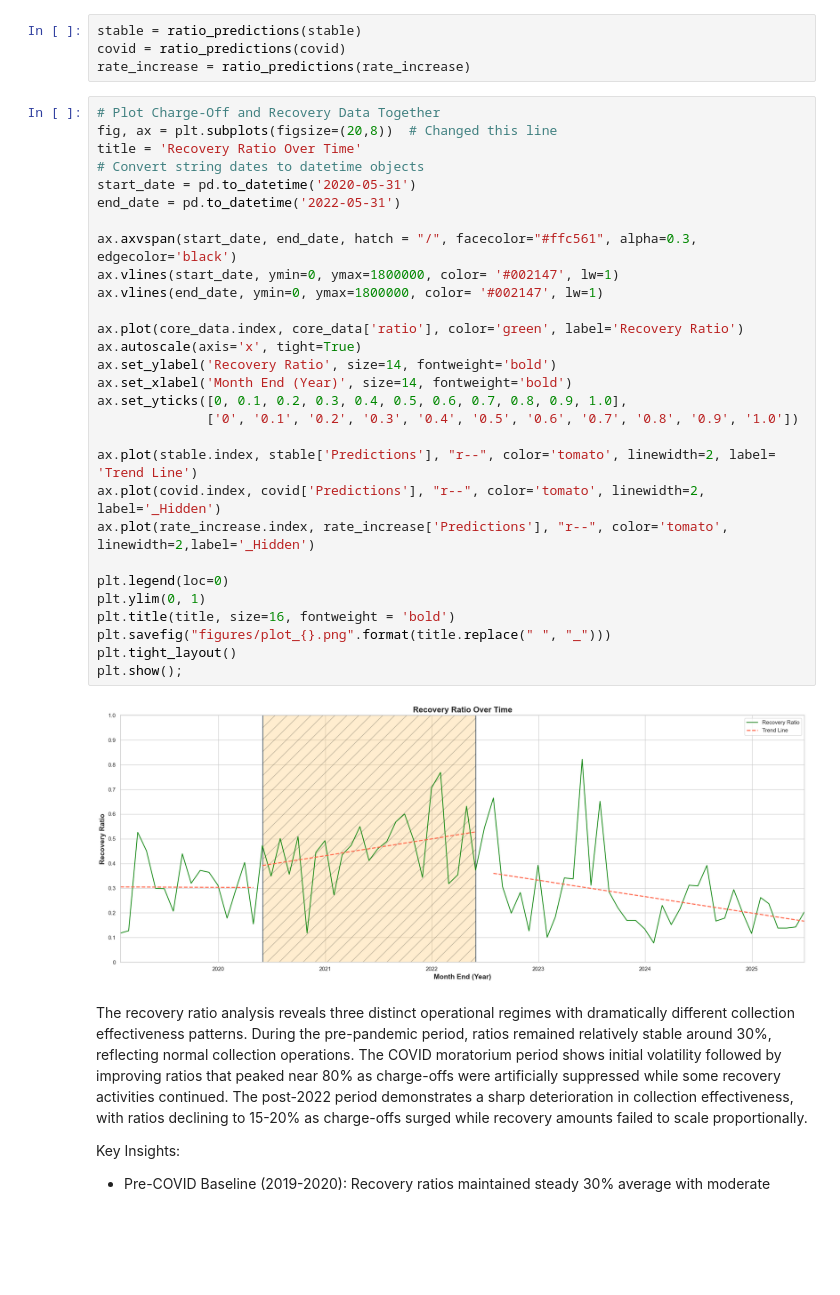
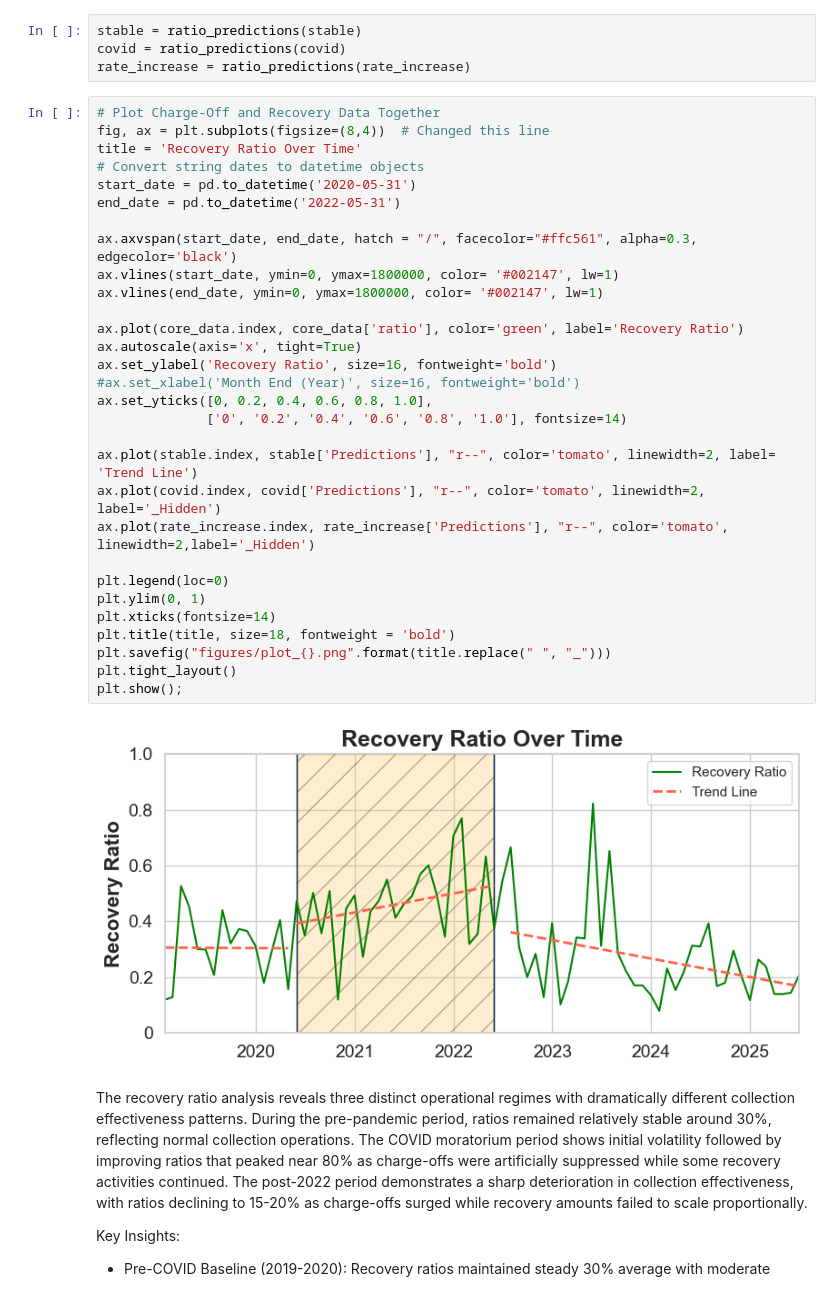
Before and after one commit to imoore99/TIME_SERIES_FORECASTING, a Jupyter notebook: TIME_SERIES_FORECASTING.ipynb, the cells around one changed output. Drawn from its saved outputs; the diff is of its cells as text; blank space fills up the shorter version.

```diff
--- a/TIME_SERIES_FORECASTING.ipynb
+++ b/TIME_SERIES_FORECASTING.ipynb
@@ -626,35 +626,36 @@ covid = ratio_predictions(covid)
 rate_increase = ratio_predictions(rate_increase)
 # %%
 # Plot Charge-Off and Recovery Data Together
-fig, ax = plt.subplots(figsize=(20,8))  # Changed this line
+fig, ax = plt.subplots(figsize=(8,4))  # Changed this line
 title = 'Recovery Ratio Over Time'
 # Convert string dates to datetime objects
 start_date = pd.to_datetime('2020-05-31')
 end_date = pd.to_datetime('2022-05-31')
 
 ax.axvspan(start_date, end_date, hatch = "/", facecolor="#ffc561", alpha=0.3, edgecolor='black')
 ax.vlines(start_date, ymin=0, ymax=1800000, color= '#002147', lw=1)
 ax.vlines(end_date, ymin=0, ymax=1800000, color= '#002147', lw=1)
 
 ax.plot(core_data.index, core_data['ratio'], color='green', label='Recovery Ratio')
 ax.autoscale(axis='x', tight=True)
-ax.set_ylabel('Recovery Ratio', size=14, fontweight='bold')
-ax.set_xlabel('Month End (Year)', size=14, fontweight='bold')
-ax.set_yticks([0, 0.1, 0.2, 0.3, 0.4, 0.5, 0.6, 0.7, 0.8, 0.9, 1.0],
-              ['0', '0.1', '0.2', '0.3', '0.4', '0.5', '0.6', '0.7', '0.8', '0.9', '1.0'])
+ax.set_ylabel('Recovery Ratio', size=16, fontweight='bold')
+#ax.set_xlabel('Month End (Year)', size=16, fontweight='bold')
+ax.set_yticks([0, 0.2, 0.4, 0.6, 0.8, 1.0],
+              ['0', '0.2', '0.4', '0.6', '0.8', '1.0'], fontsize=14)
 
 ax.plot(stable.index, stable['Predictions'], "r--", color='tomato', linewidth=2, label= 'Trend Line')
 ax.plot(covid.index, covid['Predictions'], "r--", color='tomato', linewidth=2, label='_Hidden')
 ax.plot(rate_increase.index, rate_increase['Predictions'], "r--", color='tomato', linewidth=2,label='_Hidden')
 
 plt.legend(loc=0)
 plt.ylim(0, 1)
-plt.title(title, size=16, fontweight = 'bold')
+plt.xticks(fontsize=14)
+plt.title(title, size=18, fontweight = 'bold')
 plt.savefig("figures/plot_{}.png".format(title.replace(" ", "_")))
 plt.tight_layout()
 plt.show();
 # %% [output]
-[figure, old version]
+[figure, new version]
 # %% [markdown]
 The recovery ratio analysis reveals three distinct operational regimes with dramatically different collection effectiveness patterns. During the pre-pandemic period, ratios remained relatively stable around 30%, reflecting normal collection operations. The COVID moratorium period shows initial volatility followed by improving ratios that peaked near 80% as charge-offs were artificially suppressed while some recovery activities continued. The post-2022 period demonstrates a sharp deterioration in collection effectiveness, with ratios declining to 15-20% as charge-offs surged while recovery amounts failed to scale proportionally.
 
```
Also changed, not shown: parts of 11 cells of this notebook, 10 other files.
